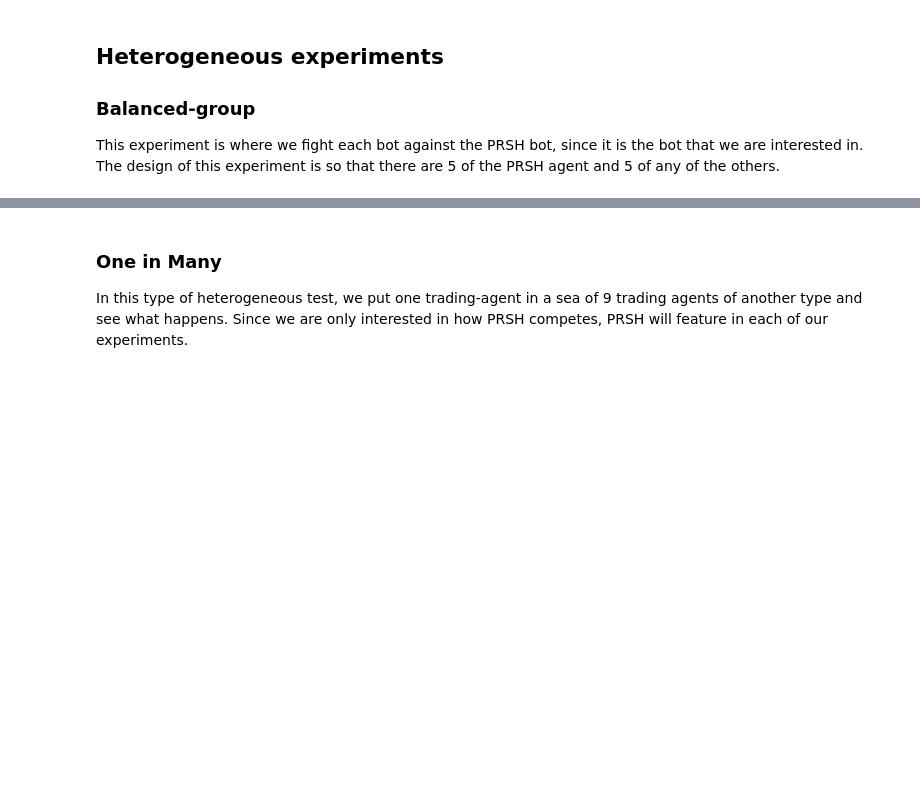
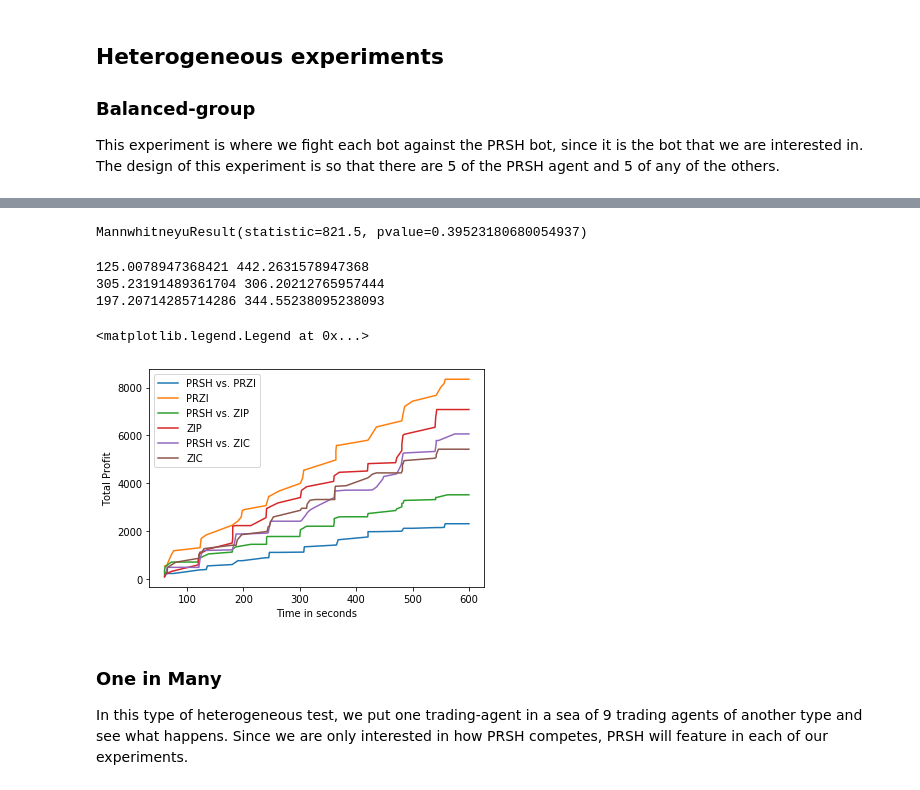
Before and after one commit to ax18031/INFT, a Jupyter notebook: Coursework Notebook.ipynb, the cells around one changed output, grey strips where cells are left out. Cells and saved outputs as stored; diff of their text form; code cells hidden in the pictures; blank space fills up the shorter version.

```diff
--- a/Coursework Notebook.ipynb
+++ b/Coursework Notebook.ipynb
@@ -958,3 +997,57 @@ print(tabulate(heterogeneousbalanced_info,headers='keys',tablefmt='pretty'))
+# %%
+#we use the values in the columns of the transaction.csv files for the two bots with the highest total profit.
+import scipy
+import scipy.stats
+df = pd.read_csv('test1_PRSH_ZIC_transactions.csv')
+dff = pd.read_csv('test1_PRSH_PRZI_transactions.csv')
+x = df[df.columns[2]]
+y = dff[dff.columns[2]]
+scipy.stats.mannwhitneyu(x,y)
+# %% [output]
+MannwhitneyuResult(statistic=821.5, pvalue=0.39523180680054937)
+# %%
+df = pd.read_csv('test1_PRSH_PRZI_avg_balance.csv')
+x_1_1 = stats.mean(df[df.columns[7]])
+x_1_2 = stats.mean(df[df.columns[11]])
+df1 = pd.read_csv('test1_PRSH_ZIC_avg_balance.csv')
+x_2_1 = stats.mean(df1[df1.columns[7]])
+x_2_2 = stats.mean(df1[df1.columns[11]])
+df2= pd.read_csv('test1_PRSH_ZIP_avg_balance.csv')
+x_3_1 = stats.mean(df2[df2.columns[7]])
+x_3_2 = stats.mean(df2[df2.columns[11]])
+print(x_1_1,x_1_2)
+print(x_2_1,x_2_2)
+print(x_3_1,x_3_2)
+# %% [output]
+125.0078947368421 442.2631578947368
+305.23191489361704 306.20212765957444
+197.20714285714286 344.55238095238093
+# %%
+df = pd.read_csv('test1_PRSH_PRZI_avg_balance.csv')
+df = df.set_index(df[df.columns[1]])
+x = df[df.columns[5]]
+y = df[df.columns[9]]
+df1 = pd.read_csv('test1_PRSH_ZIP_avg_balance.csv')
+df1 = df1.set_index(df1[df1.columns[1]])
+x1 = df1[df1.columns[5]]
+y1 = df1[df1.columns[9]]
+df2 = pd.read_csv('test1_PRSH_ZIC_avg_balance.csv')
+df2 = df2.set_index(df2[df2.columns[1]])
+x2 = df2[df2.columns[5]]
+y2 = df2[df2.columns[9]]
+plt.plot(figsize=(5,5))
+plt.plot(x,label = 'PRSH vs. PRZI')
+plt.plot(y,label = 'PRZI')
+plt.plot(x1,label = 'PRSH vs. ZIP')
+plt.plot(y1,label='ZIP')
+plt.plot(x2,label = 'PRSH vs. ZIC')
+plt.plot(y2,label='ZIC')
+plt.xlabel('Time in seconds')
+plt.ylabel('Total Profit')
+plt.legend()
+# %% [output]
+<matplotlib.legend.Legend at 0x...>
+[figure, added]
 # %% [markdown]
 ### One in Many
 
```
Also changed, not shown: parts of 26 cells of this notebook.
